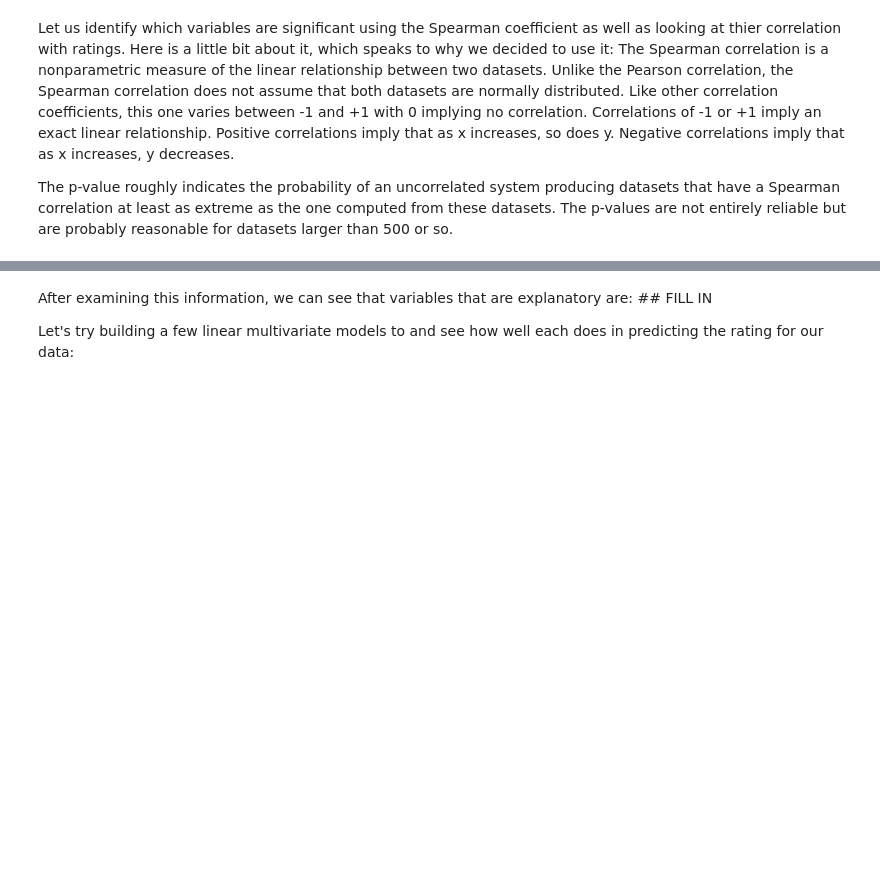
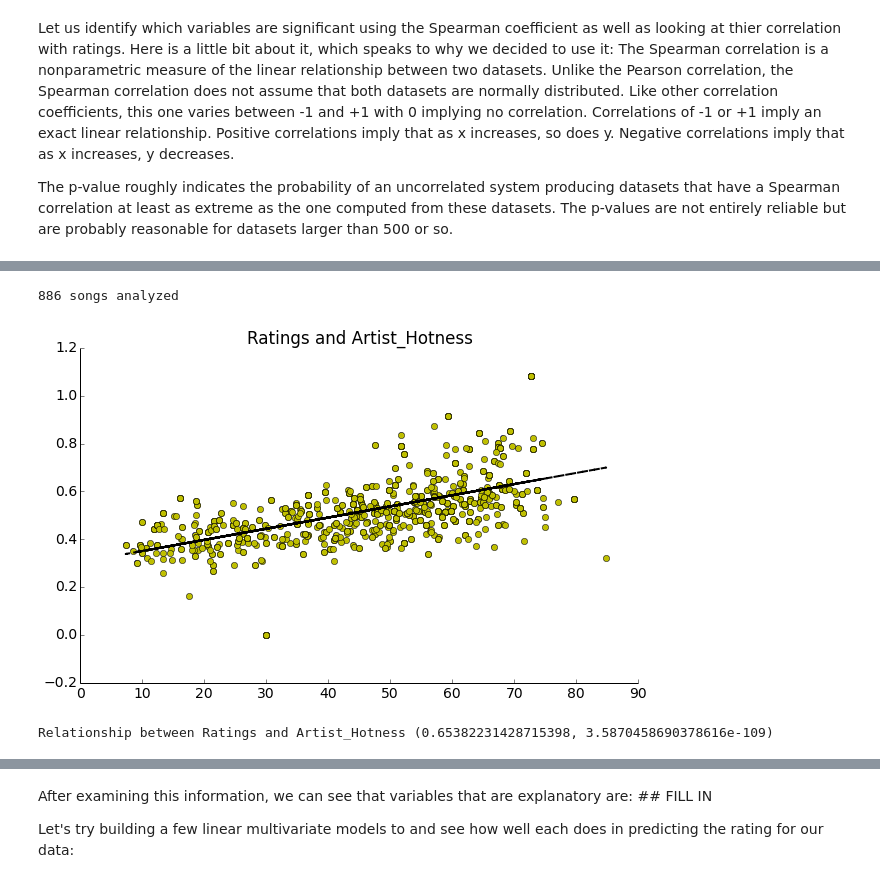
Before and after one commit to AnastasiyaB/Music_Magic, a Jupyter notebook: Process_Book.ipynb, the cells around one changed output, grey strips where cells are left out. Drawn from its saved outputs; the diff is of its cells as text; code cells hidden in the pictures; blank space fills up the shorter version.

```diff
--- a/Process_Book.ipynb
+++ b/Process_Book.ipynb
@@ -602,0 +748,13 @@ print "Relationship between ratings and artist hotness: ", stats.spearmanr(final
+# %%
+final_test = final_frame[np.isfinite(final_frame['ratings'])]
+final_test = final_test[final_test['rating_counts'] > 1000]
+# final_test = final_test[final_test['Year'] > 2000]
+
+print len(final_test)
+
+def spearmanr_plot(frame, attr):
+    temp_frame = frame[frame[attr] != 0]
+    #temp_frame = frame
+    print str(len(temp_frame)) + " songs analyzed"
+    scatter_regress(temp_frame['ratings'].values, temp_frame[attr].values, "Ratings and " + attr)
+    print "Relationship between Ratings and " + attr, stats.spearmanr(temp_frame['ratings'].values, temp_frame[attr].values)
@@ -602,0 +786,6 @@ print "Relationship between ratings and artist hotness: ", stats.spearmanr(final
+# %%
+spearmanr_plot(final_test, "Artist_Hotness")
+# %% [output]
+886 songs analyzed
+[figure, added]
+Relationship between Ratings and Artist_Hotness (0.65382231428715398, 3.5870458690378616e-109)
```
Also changed, not shown: parts of 39 cells of this notebook.
